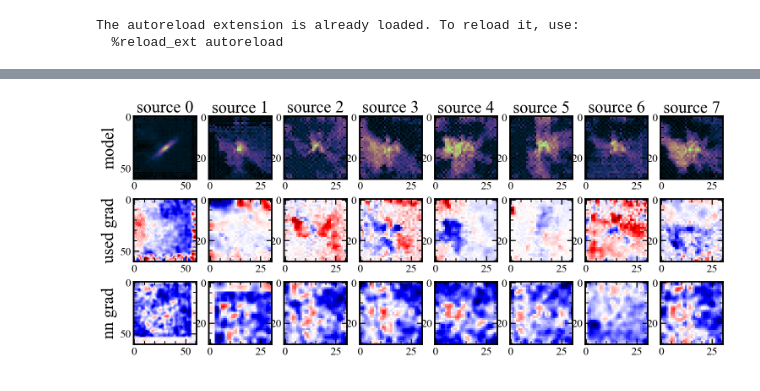
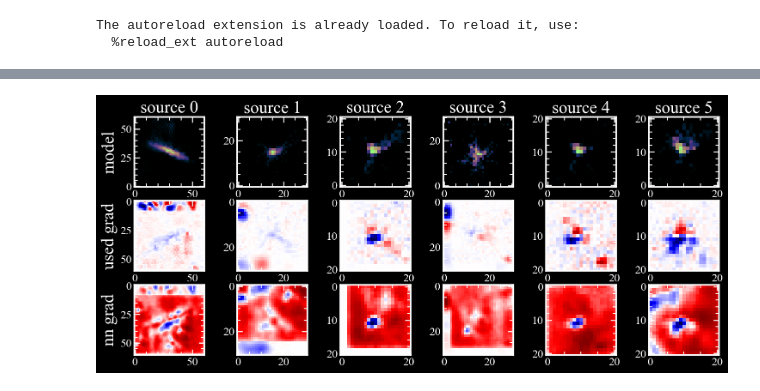
Before and after one commit to pmelchior/scarlet2, a Jupyter notebook: run_test.ipynb, the cells around one changed output, grey strips where cells are left out. Saved outputs shown, nothing was run; the diff lists cells and outputs as text; code cells hidden in the pictures.

```diff
--- a/run_test.ipynb
+++ b/run_test.ipynb
@@ -47,16 +47,19 @@ from tqdm.auto import tqdm
 import pandas as pd
 import warnings
 warnings.filterwarnings("ignore") # suppress version depreciation warnings of jax.tree_structure
+plt.style.use('dark_background')
 # %%
 # ----------------------------------- #
 # grab images from the HSC catalogue  #
 # read them into jax arrays and then  #
 # make a multi-band image             #
 # ----------------------------------- #
+# use 14090 great examle
+# 15290 ok
 
 data_name = 'data_HSC_9697_patch_72.pkl' # storing just one patch locally so use it
 df = pd.read_pickle(data_name) # 13827 is cool
-data = df[df['parent_ID']==df['parent_ID'][13827]] # select one randome scene 15100 is cool
+data = df[df['parent_ID']==df['parent_ID'][14090]] # select one randome scene 15100 is cool
 
 # make multi-band data
 multi_images = np.array([np.array(data['scene_g'])[0] , np.array(data['scene_r'])[0]  , np.array(data['scene_i'])[0]  ,
@@ -112,7 +115,7 @@ for i, bx in enumerate(box_size):
     rr, cc = draw.disk((bx/2, bx/2), radius=bx/7, shape=arr.shape)
     arr[rr, cc] = 1
     noise = random.normal(key, (box_size[i], box_size[i]))
-    raw = (jnp.array(arr) + sigma * noise)
+    raw = noise # (jnp.array(arr) + sigma * noise)
     normed = (raw-jnp.min(raw))/(jnp.max(raw)-jnp.min(raw))
     morph_init[i] = normed
 # %%
@@ -199,36 +196,39 @@ import jax
 import cmasher as cmr
 int_method = 'none'
 
 fig = plt.figure(figsize=(15, 6), dpi = 120)
 num_src = len( scene.sources )
 for idx in range(num_src):
     y = scene.sources[idx].morphology.value
     nn = NNPrior()
     grads_src = jax.grad(nn.log_prob)(y)
     grad_used = grads.sources[idx].morphology.value
 
     # source morphology
     plt.subplot(3, num_src, idx + 1)
-    plt.imshow(y,cmap = cmr.lilac, interpolation=int_method)
+    plt.imshow(y,cmap = cmr.lilac, vmin = 0,interpolation=int_method)
+    plt.gca().invert_yaxis()
     plt.title(f"source {idx}", fontsize = 24)
     if idx==0:
         plt.ylabel("model", fontsize = 24)
 
     # used grads
     plt.subplot(3,num_src, idx + num_src + 1)
+    plt.gca().invert_yaxis()
     tmax = np.max(np.abs(grad_used))
     plt.imshow(grad_used,cmap = 'seismic', vmin = -tmax, vmax = tmax, interpolation=int_method)
     if idx==0:
         plt.ylabel("used grad", fontsize = 24)
 
     # nn grads
     plt.subplot(3, num_src, idx + 2 * num_src + 1)
+    plt.gca().invert_yaxis()
     tmax = np.max(np.abs(grads_src))
-    plt.imshow(grads_src,cmap = 'seismic', vmin = -tmax, vmax = tmax, interpolation=int_method)
+    plt.imshow(grads_src,cmap = 'seismic_r', vmin = -tmax, vmax = tmax, interpolation=int_method)
     if idx==0:
         plt.ylabel("nn grad", fontsize = 24)
 # %% [output]
-[figure, old version]
+[figure, new version]
 # %%
 import cmasher as cmr
 # TODO: Make proper normalising and stretching routine like the Lupton one
```
Also changed, not shown: parts of 11 cells of this notebook, 2 other files.
